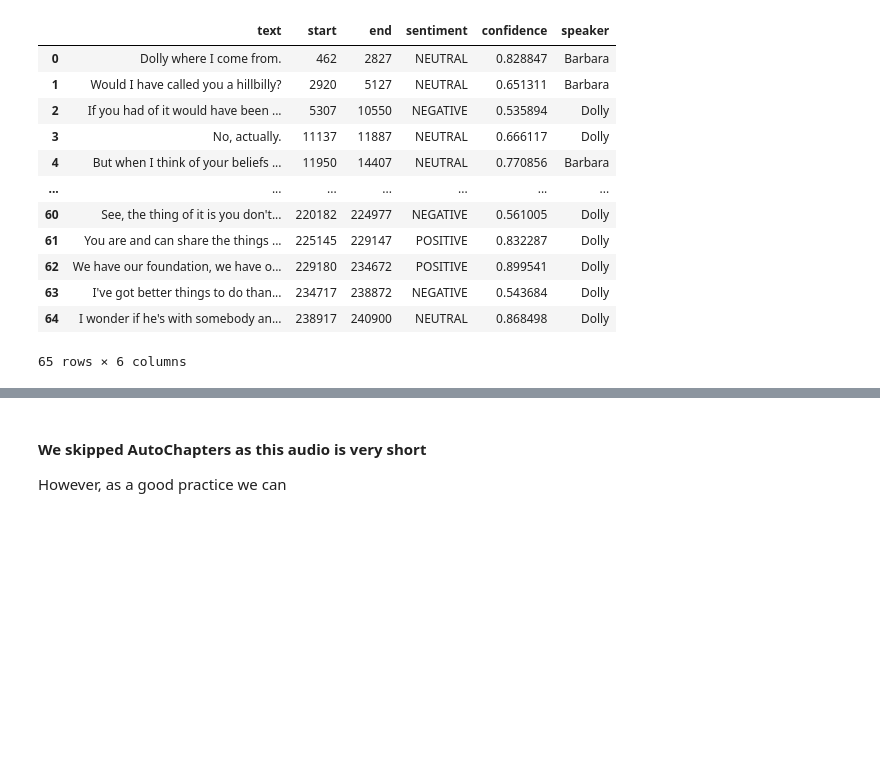
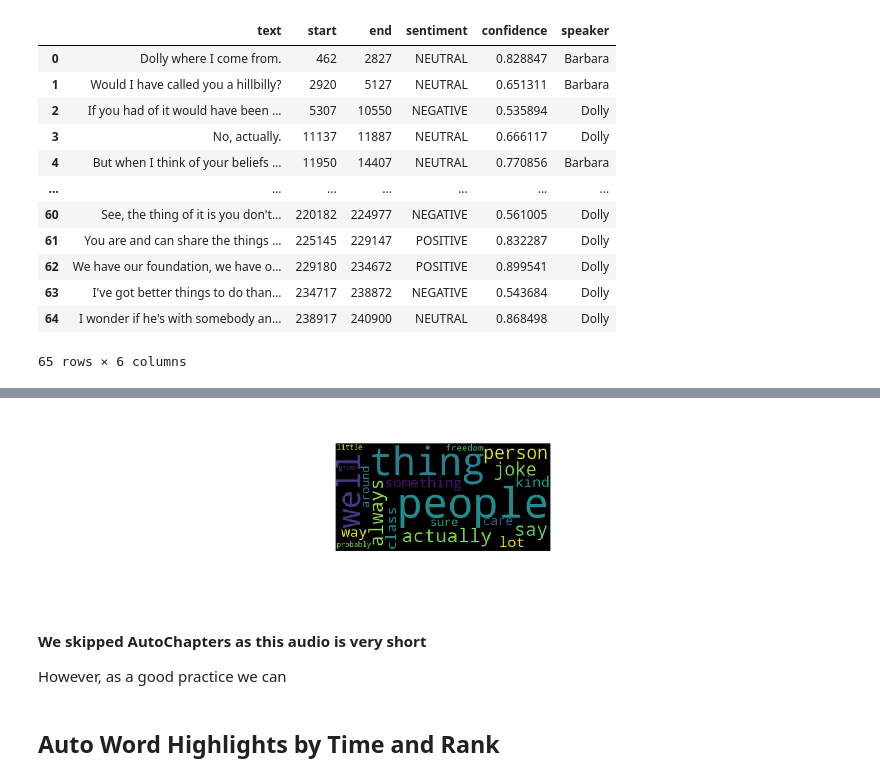
Before and after one commit to CharlesPizza/AudioAnalysisDollyParton, a Jupyter notebook: Dolly Parton.ipynb, the cells around one changed output, grey strips where cells are left out. Saved outputs shown, nothing was run; the diff lists cells and outputs as text; code cells hidden in the pictures; blank space fills up the shorter version.

```diff
--- a/Dolly Parton.ipynb
+++ b/Dolly Parton.ipynb
@@ -169 +170,10 @@ wordcloud_plot
+# %%
+wordcloud_dolly = WordCloud(background_color = "black", stopwords = stopwords, max_words=20,
+                      colormap = 'viridis', collocations=False).generate(speaker_text['Dolly'])
+wordcloud_plot_dolly = px.imshow(wordcloud_dolly)
+wordcloud_plot_dolly.update_xaxes(showticklabels=False)
+wordcloud_plot_dolly.update_yaxes(showticklabels=False)
+wordcloud_plot_dolly
+# %% [output]
+[figure, added]
 # %%
@@ -182,3 +197,5 @@ def update_wordcloud(num_words):
 # %% [markdown]
 <h4> We skipped AutoChapters as this audio is very short </h4>
 However, as a good practice we can
+# %% [markdown]
+## Auto Word Highlights by Time and Rank
```
Also changed, not shown: parts of 10 cells of this notebook.
